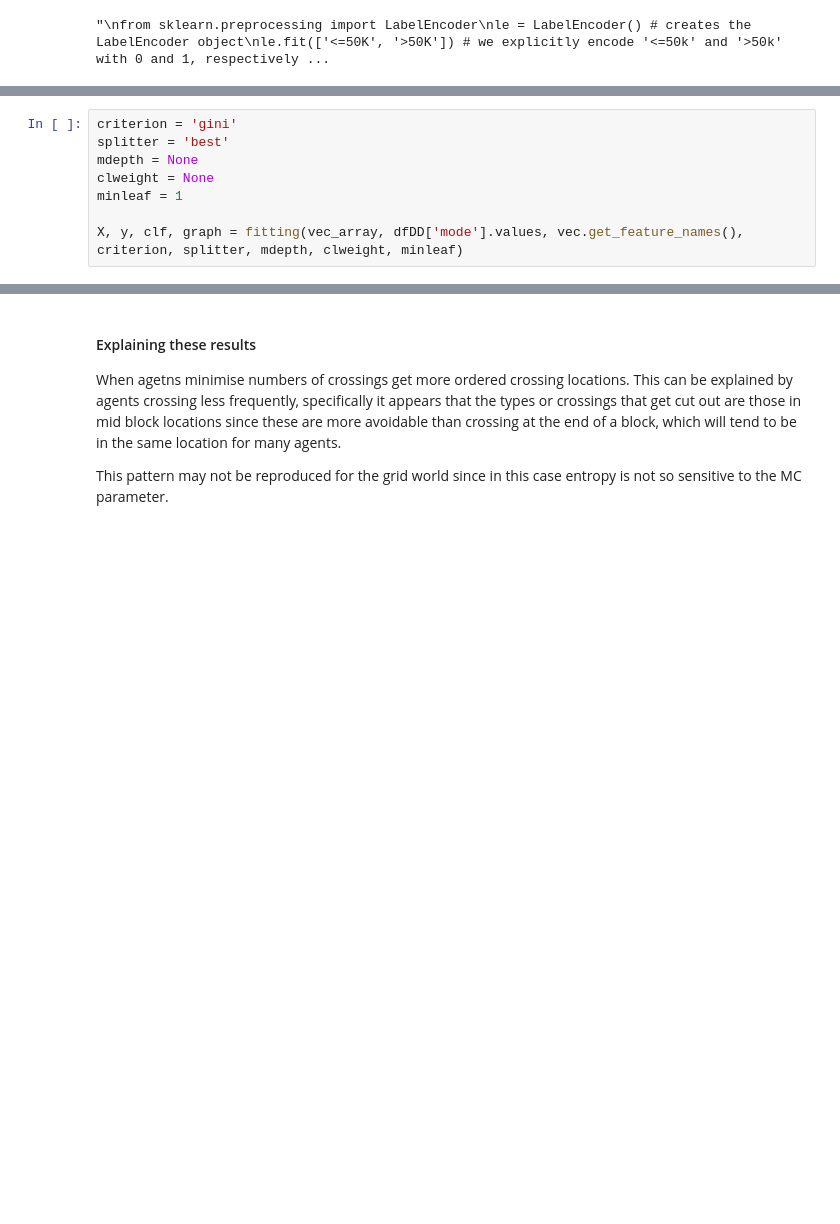
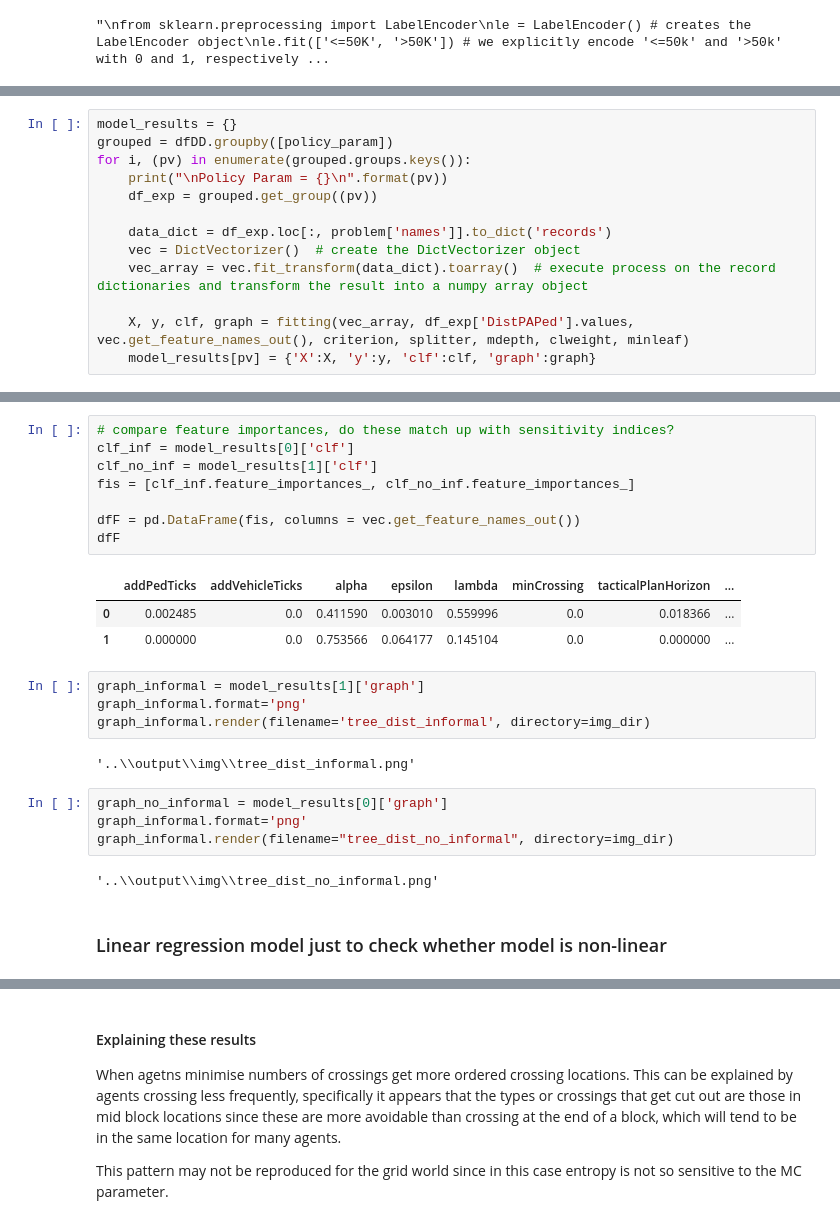
Before and after one commit to obisargoni/multiscale-ped-abm, a Jupyter notebook: scripts/sd_analysis.ipynb, the cells around one changed output, grey strips where cells are left out. Saved outputs shown, nothing was run; the diff lists cells and outputs as text; blank space fills up the shorter version.

```diff
--- a/scripts/sd_analysis.ipynb
+++ b/scripts/sd_analysis.ipynb
@@ -317,8 +326,0 @@ vec_array = vec.fit_transform(data_dict).toarray()  # execute process on the rec
-# %%
-criterion = 'gini'
-splitter = 'best'
-mdepth = None
-clweight = None
-minleaf = 1
-
-X, y, clf, graph = fitting(vec_array, dfDD['mode'].values, vec.get_feature_names(), criterion, splitter, mdepth, clweight, minleaf)
@@ -385,0 +355,13 @@ sns.kdeplot(data=dfDD, x="cross_entropy", hue="minCrossing")
+# %%
+model_results = {}
+grouped = dfDD.groupby([policy_param])
+for i, (pv) in enumerate(grouped.groups.keys()):
+    print("\nPolicy Param = {}\n".format(pv))
+    df_exp = grouped.get_group((pv))
+
+    data_dict = df_exp.loc[:, problem['names']].to_dict('records')
+    vec = DictVectorizer()  # create the DictVectorizer object
+    vec_array = vec.fit_transform(data_dict).toarray()  # execute process on the record dictionaries and transform the result into a numpy array object
+
+    X, y, clf, graph = fitting(vec_array, df_exp['DistPAPed'].values, vec.get_feature_names_out(), criterion, splitter, mdepth, clweight, minleaf)
+    model_results[pv] = {'X':X, 'y':y, 'clf':clf, 'graph':graph}
@@ -385,0 +386,26 @@ sns.kdeplot(data=dfDD, x="cross_entropy", hue="minCrossing")
+# %%
+# compare feature importances, do these match up with sensitivity indices?
+clf_inf = model_results[0]['clf']
+clf_no_inf = model_results[1]['clf']
+fis = [clf_inf.feature_importances_, clf_no_inf.feature_importances_]
+
+dfF = pd.DataFrame(fis, columns = vec.get_feature_names_out())
+dfF
+# %% [output]
+|  | addPedTicks | addVehicleTicks | alpha | epsilon | lambda | minCrossing | tacticalPlanHorizon | ... |
+| 0 | 0.002485 | 0.0 | 0.411590 | 0.003010 | 0.559996 | 0.0 | 0.018366 | ... |
+| 1 | 0.000000 | 0.0 | 0.753566 | 0.064177 | 0.145104 | 0.0 | 0.000000 | ... |
+# %%
+graph_informal = model_results[1]['graph']
+graph_informal.format='png'
+graph_informal.render(filename='tree_dist_informal', directory=img_dir)
+# %% [output]
+'..\\output\\img\\tree_dist_informal.png'
+# %%
+graph_no_informal = model_results[0]['graph']
+graph_informal.format='png'
+graph_informal.render(filename="tree_dist_no_informal", directory=img_dir)
+# %% [output]
+'..\\output\\img\\tree_dist_no_informal.png'
+# %% [markdown]
+### Linear regression model just to check whether model is non-linear
```
Also changed, not shown: parts of 52 cells of this notebook.
